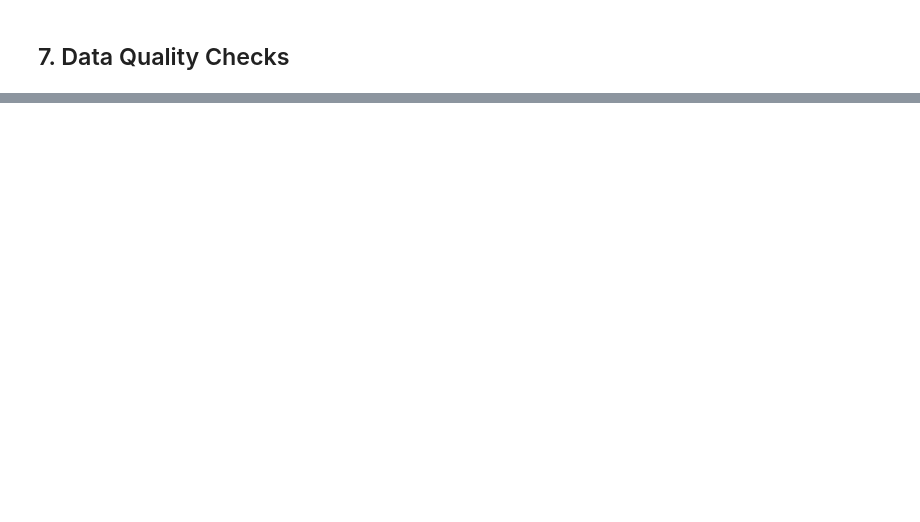
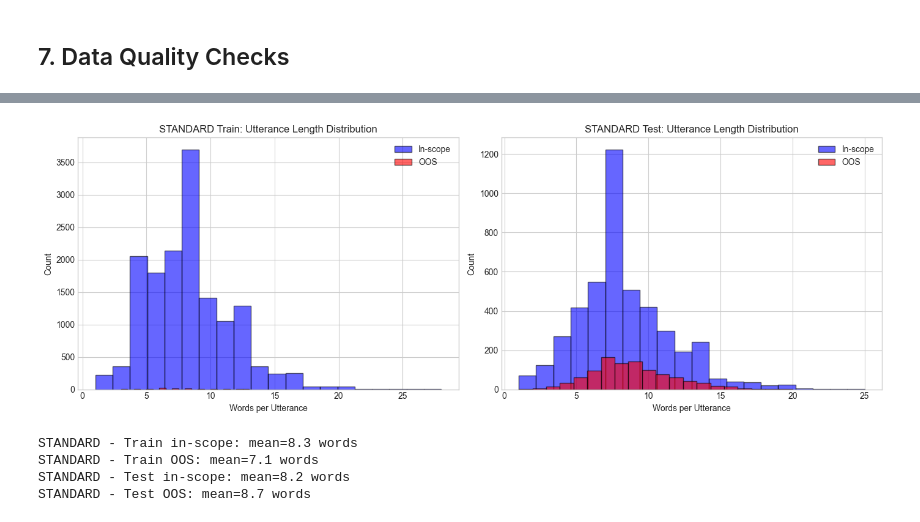
Before and after one commit to va-av-8/autoguardrails, a Jupyter notebook: tasks/oos_detection/notebooks/01_eda.ipynb, the cells around one changed output, grey strips where cells are left out. Cells and saved outputs as stored; diff of their text form; code cells hidden in the pictures; blank space fills up the shorter version.

```diff
--- a/tasks/oos_detection/notebooks/01_eda.ipynb
+++ b/tasks/oos_detection/notebooks/01_eda.ipynb
@@ -266,0 +443,40 @@ All checks passed
+# %%
+# Utterance Length Distribution for STANDARD source
+std_train_inscope_lengths = [word_count(t) for t, l in zip(train_std["texts"], train_std["labels"]) if l != -1]
+std_test_inscope_lengths = [word_count(t) for t, l in zip(test_std["texts"], test_std["labels"]) if l != -1]
+
+fig, axes = plt.subplots(1, 2, figsize=(14, 5))
+
+# Train
+axes[0].hist(std_train_inscope_lengths, bins=20, alpha=0.6, label='In-scope',
+             color='blue', edgecolor='black')
+axes[0].hist(std_train_oos_lengths, bins=20, alpha=0.6, label='OOS',
+             color='red', edgecolor='black')
+axes[0].set_xlabel('Words per Utterance')
+axes[0].set_ylabel('Count')
+axes[0].set_title('STANDARD Train: Utterance Length Distribution')
+axes[0].legend()
+
+# Test
+axes[1].hist(std_test_inscope_lengths, bins=20, alpha=0.6, label='In-scope',
+             color='blue', edgecolor='black')
+axes[1].hist(std_test_oos_lengths, bins=20, alpha=0.6, label='OOS',
+             color='red', edgecolor='black')
+axes[1].set_xlabel('Words per Utterance')
+axes[1].set_ylabel('Count')
+axes[1].set_title('STANDARD Test: Utterance Length Distribution')
+axes[1].legend()
+
+plt.tight_layout()
+plt.show()
+
+print(f"STANDARD - Train in-scope: mean={np.mean(std_train_inscope_lengths):.1f} words")
+print(f"STANDARD - Train OOS: mean={np.mean(std_train_oos_lengths):.1f} words")
+print(f"STANDARD - Test in-scope: mean={np.mean(std_test_inscope_lengths):.1f} words")
+print(f"STANDARD - Test OOS: mean={np.mean(std_test_oos_lengths):.1f} words")
+# %% [output]
+[figure, added]
+STANDARD - Train in-scope: mean=8.3 words
+STANDARD - Train OOS: mean=7.1 words
+STANDARD - Test in-scope: mean=8.2 words
+STANDARD - Test OOS: mean=8.7 words
```
Also changed, not shown: parts of 17 cells of this notebook, 12 other files.
